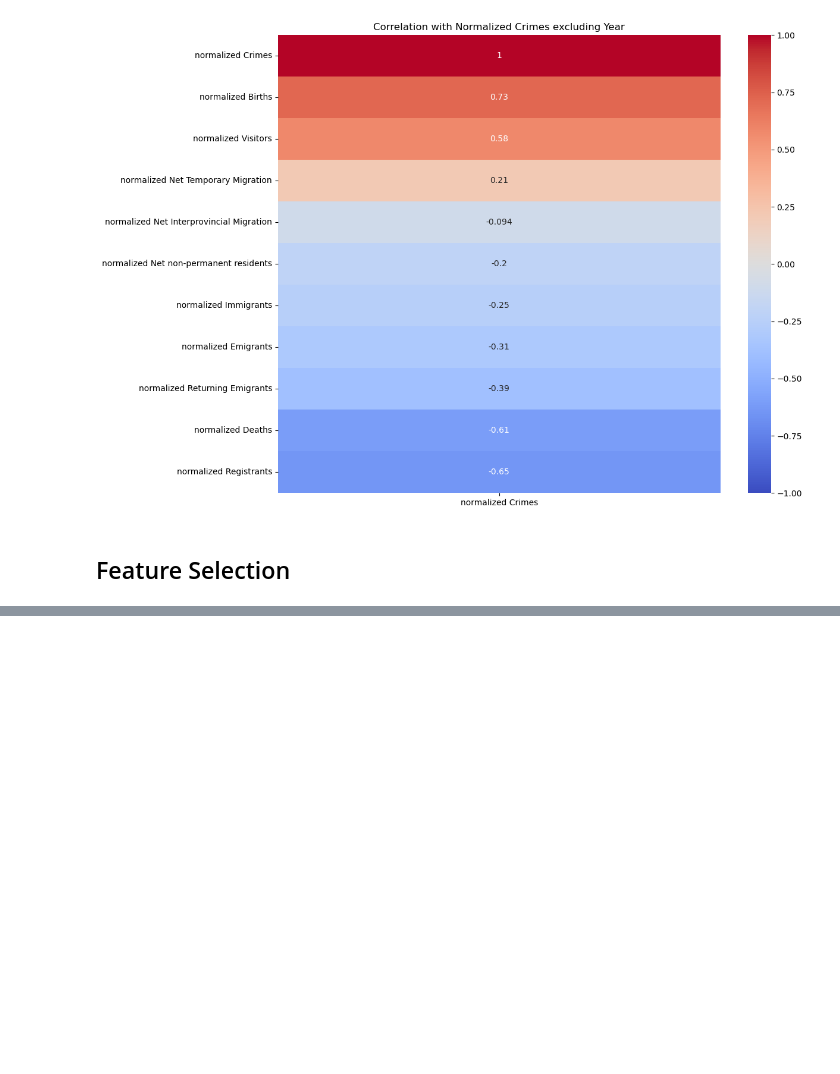
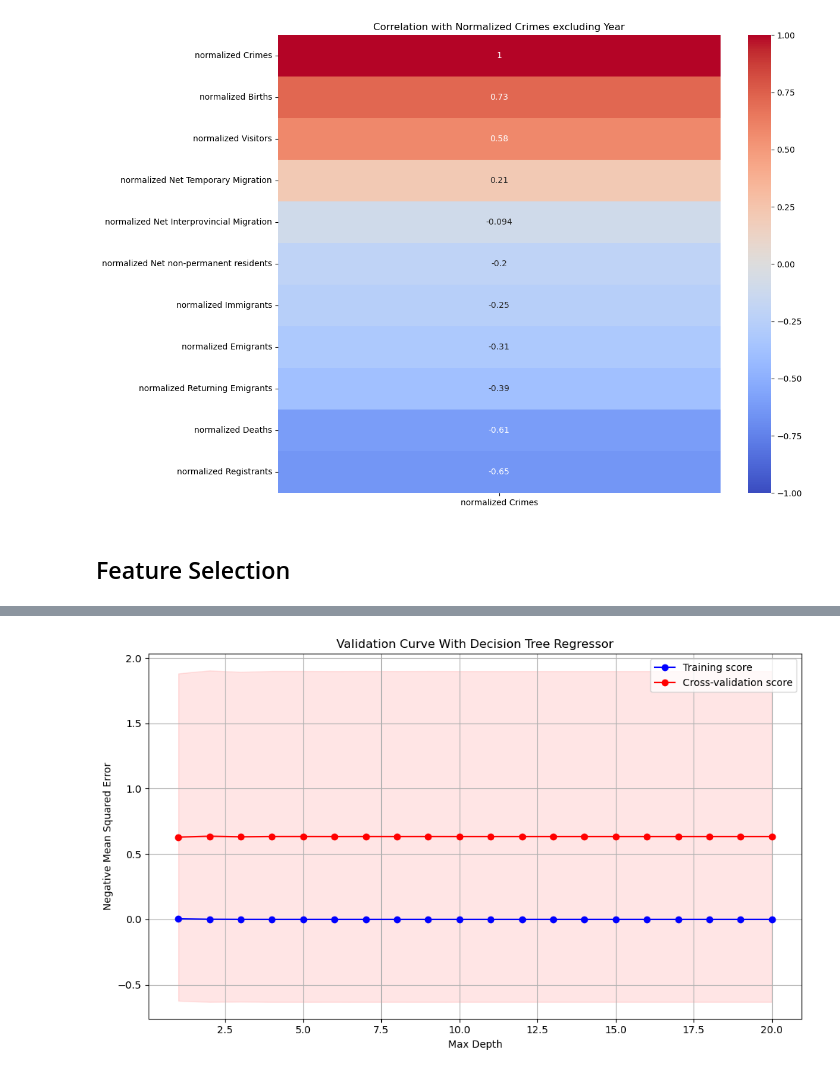
Before and after one commit to imadahmad97/capstone, a Jupyter notebook: report.ipynb, the cells around one changed output, grey strips where cells are left out. Saved outputs shown, nothing was run; the diff lists cells and outputs as text; code cells hidden in the pictures; blank space fills up the shorter version.

```diff
--- a/report.ipynb
+++ b/report.ipynb
@@ -183,0 +302,43 @@ Selected features: Index(['normalized Births', 'normalized Deaths', 'normalized
+# %%
+from sklearn.model_selection import validation_curve
+
+# Set the range of values for the hyperparameter (in this case, max_depth)
+param_range = range(1, 21)  # Checking depths from 1 to 20
+
+# Calculate accuracy on training and test sets using validation curve
+train_scores, test_scores = validation_curve(
+    DecisionTreeRegressor(random_state=42),
+    X, y,
+    param_name="max_depth",
+    param_range=param_range,
+    cv=5,
+    scoring="neg_mean_squared_error"
+)
+
+# Calculate mean and standard deviation for training set scores
+train_mean = -np.mean(train_scores, axis=1)
+train_std = -np.std(train_scores, axis=1)
+
+# Calculate mean and standard deviation for test set scores
+test_mean = -np.mean(test_scores, axis=1)
+test_std = -np.std(test_scores, axis=1)
+
+# Plot the validation curve
+plt.figure(figsize=(10, 6))
+plt.plot(param_range, train_mean, label="Training score", color="blue", marker='o')
+plt.plot(param_range, test_mean, label="Cross-validation score", color="red", marker='o')
+
+# Create bands for the standard deviations
+plt.fill_between(param_range, train_mean - train_std, train_mean + train_std, color="blue", alpha=0.1)
+plt.fill_between(param_range, test_mean - test_std, test_mean + test_std, color="red", alpha=0.1)
+
+# Create plot
+plt.title("Validation Curve With Decision Tree Regressor")
+plt.xlabel("Max Depth")
+plt.ylabel("Negative Mean Squared Error")
+plt.tight_layout()
+plt.legend(loc="best")
+plt.grid()
+plt.show()
+# %% [output]
+[figure, added]
```
Also changed, not shown: parts of 16 cells of this notebook.
